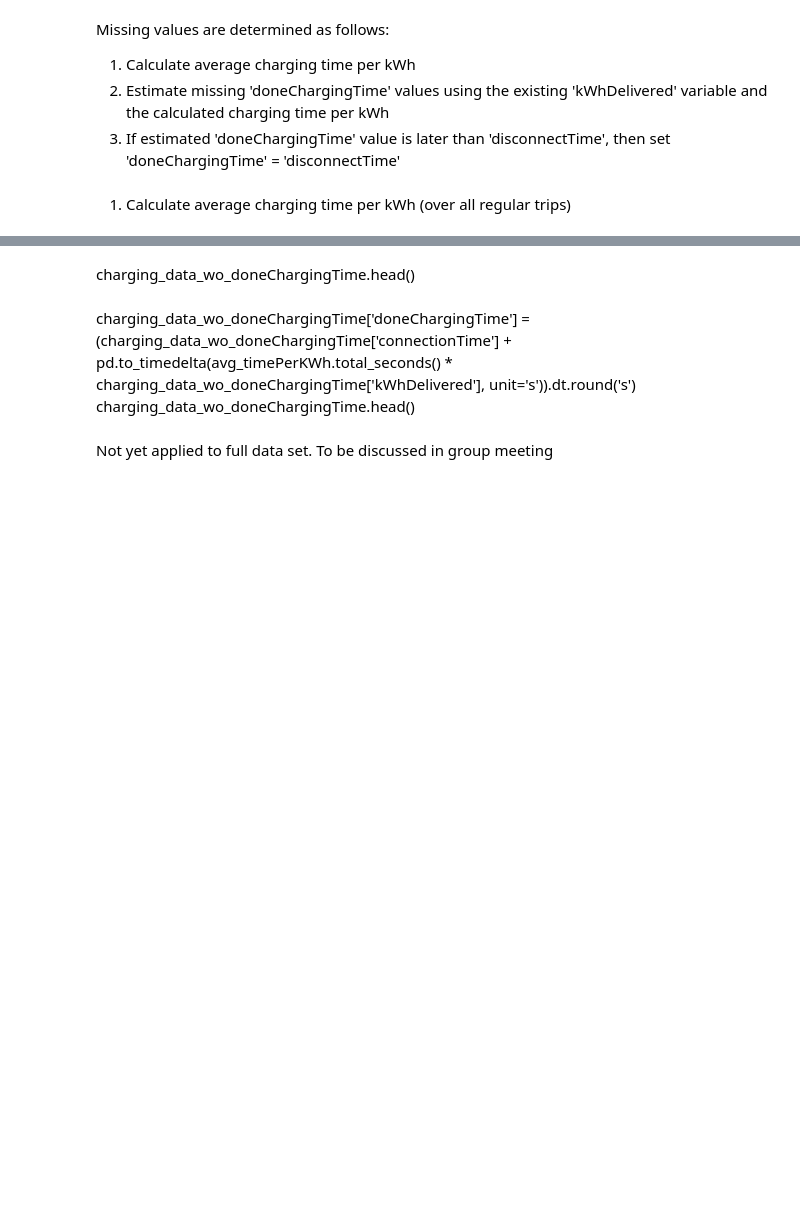
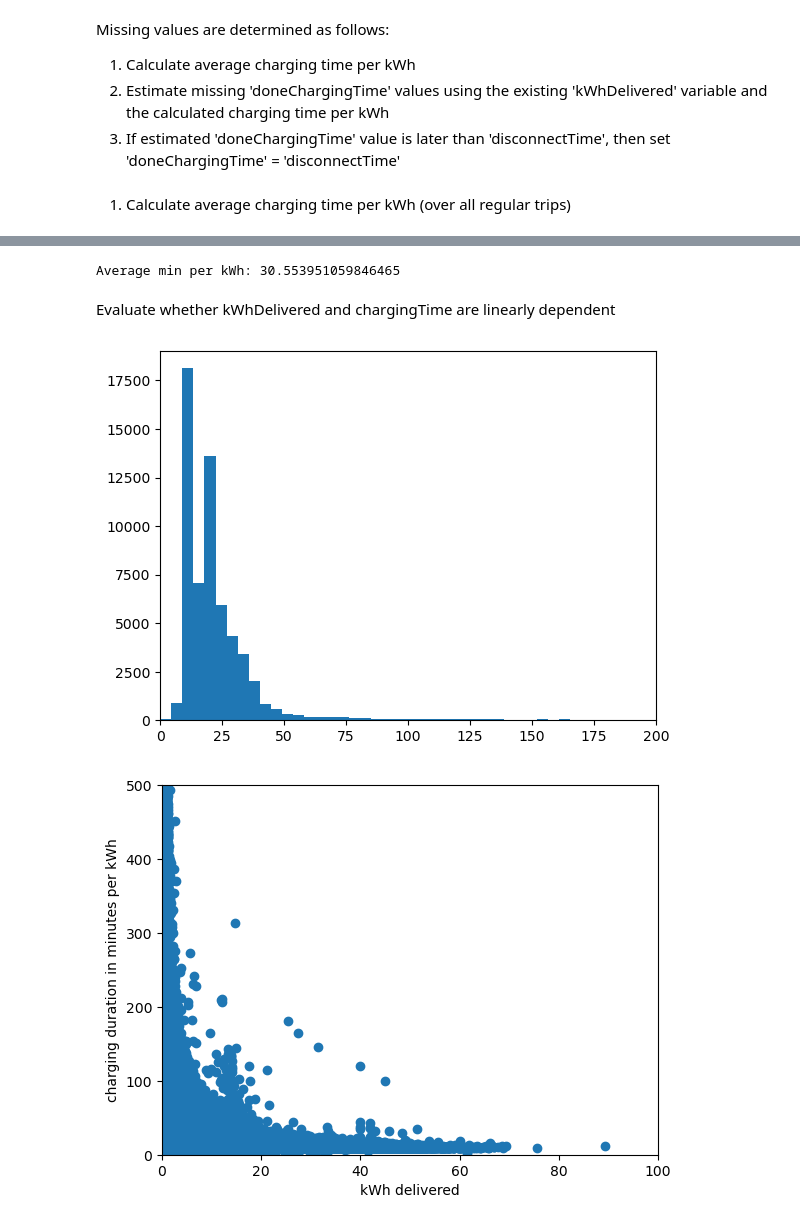
Before and after one commit to JakobJetter/AA_Project_WS2526, a Jupyter notebook: 01_Data_Preparation/data_preparation_felix.ipynb, the cells around one changed output, grey strips where cells are left out. Drawn from its saved outputs; the diff is of its cells as text; code cells hidden in the pictures; blank space fills up the shorter version.

Commit message:
drop stationID,  analyse missing doneCharging, create csv

```diff
--- a/01_Data_Preparation/data_preparation_felix.ipynb
+++ b/01_Data_Preparation/data_preparation_felix.ipynb
@@ -246,3 +283,5 @@ charging_data.drop(charging_data[charging_data["doneChargingTime"] > charging_da
+# %%
+charging_data.loc[scenario4, "doneChargingTime"] = charging_data.loc[scenario4, "disconnectTime"]
 # %% [markdown]
 ## Missing Values
 # %% [markdown]
@@ -276,2 +310,0 @@ Instead we decided to simply fill the missing values with "disconnectTime" since
-# %%
-charging_data["doneChargingTime"] = charging_data["doneChargingTime"].fillna(charging_data["disconnectTime"])
@@ -307,0 +313,6 @@ print(f"Irregular trips without doneChargingTime value: {charging_data_wo_doneCh
+# %%
+charging_data_regular_trips = charging_data[charging_data['doneChargingTime'].notnull()].copy()
+charging_data_wo_doneChargingTime = charging_data[charging_data['doneChargingTime'].isnull()].copy()
+
+print(f"Regular trips: {charging_data_regular_trips.shape[0]}")
+print(f"Irregular trips without doneChargingTime value: {charging_data_wo_doneChargingTime.shape[0]}")
@@ -328,7 +331,25 @@ print(f"Average time per kWh: {avg_timePerKWh}")
-# %% [markdown]
-charging_data_wo_doneChargingTime.head()
-# %% [markdown]
-charging_data_wo_doneChargingTime['doneChargingTime'] = (charging_data_wo_doneChargingTime['connectionTime'] + pd.to_timedelta(avg_timePerKWh.total_seconds() * charging_data_wo_doneChargingTime['kWhDelivered'], unit='s')).dt.round('s')
-charging_data_wo_doneChargingTime.head()
-# %% [markdown]
-Not yet applied to full data set. To be discussed in group meeting
+# %%
+charging_data_regular_trips['parkDuration'] = charging_data_regular_trips['disconnectTime'] - charging_data_regular_trips['connectionTime']
+charging_data_regular_trips['chargingDuration'] = charging_data_regular_trips['doneChargingTime'] - charging_data_regular_trips['connectionTime']
+charging_data_regular_trips['minPerKWh'] = (charging_data_regular_trips['chargingDuration'].dt.total_seconds()/60).round() / charging_data_regular_trips['kWhDelivered']
+
+avg_minPerKWh = charging_data_regular_trips['minPerKWh'].mean()
+print(f"Average min per kWh: {avg_minPerKWh}")
+# %% [output]
+Average min per kWh: 30.553951059846465
+# %% [markdown]
+Evaluate whether kWhDelivered and chargingTime are linearly dependent
+# %%
+plt.hist(charging_data_regular_trips['minPerKWh'], bins=2000)
+plt.xlim(left=0, right=200)
+plt.show()
+
+plt.scatter(x= charging_data_regular_trips['kWhDelivered'], y=charging_data_regular_trips['minPerKWh'])
+plt.xlabel("kWh delivered")
+plt.ylabel("charging duration in minutes per kWh")
+plt.xlim(left=0, right=100)
+plt.ylim(bottom=0, top=500)
+plt.show()
+# %% [output]
+[figure, added]
+[figure, added]
```
Also changed, not shown: parts of 27 cells of this notebook, 1 other file.
